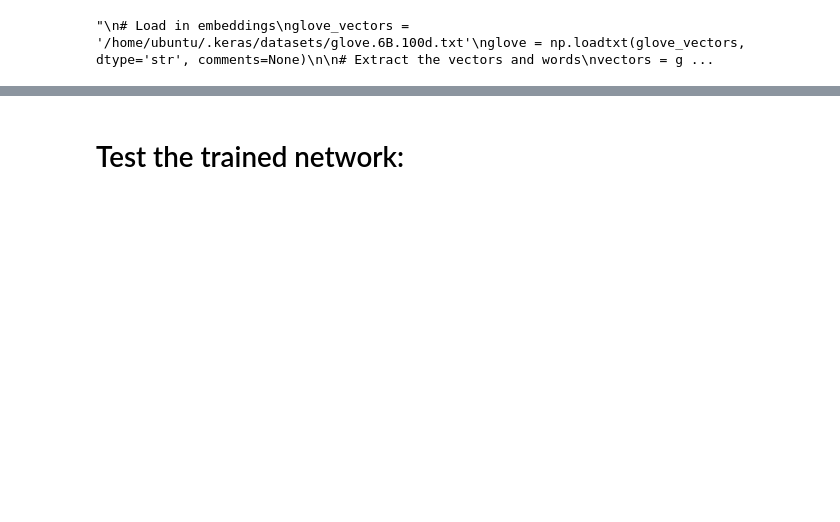
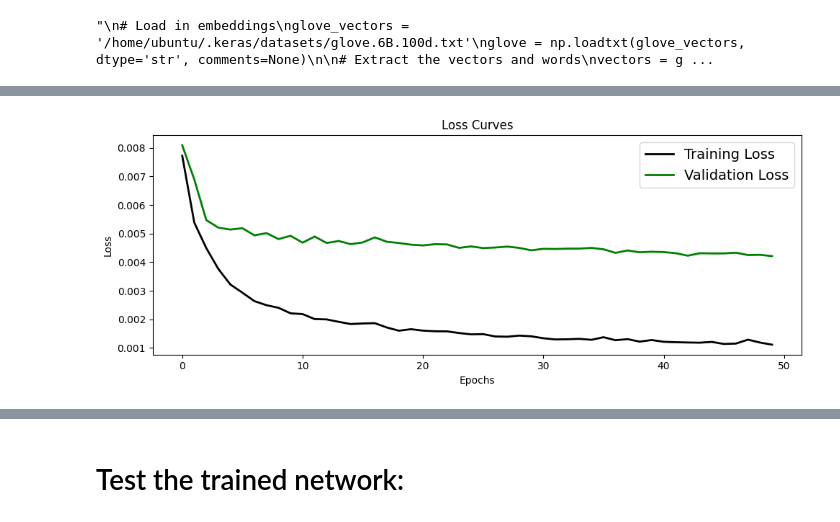
Before and after one commit to ludvigdoeser/scalableMLproject, a Jupyter notebook: News.ipynb, the cells around one changed output, grey strips where cells are left out. Saved outputs shown, nothing was run; the diff lists cells and outputs as text; code cells hidden in the pictures; blank space fills up the shorter version.

```diff
--- a/News.ipynb
+++ b/News.ipynb
@@ -334,3 +336,4 @@ model.compile(
 # %%
-padded_sequences = np.array(padded_sequences)
-labels = np.array(labels)
+X = np.array(padded_sequences)
+y = np.array(labels)
+print(np.shape(X),np.shape(y))
@@ -342,0 +342,13 @@ print(np.shape(labels))
+# %%
+from sklearn.model_selection import train_test_split
+
+# Split the data into training, validation, and test sets
+X_train, X_test, y_train, y_test = train_test_split(X, y, test_size=0.2, random_state=42)
+X_val, X_test, y_val, y_test = train_test_split(X_test, y_test, test_size=0.5, random_state=42)
+
+# Split the data into training, validation, and test sets
+titles_train, titles_test, _, y_temp = train_test_split(titles, y, test_size=0.2, random_state=42)
+titles_val, titles_test, _, _ = train_test_split(titles_test, y_temp, test_size=0.5, random_state=42)
+
+print(np.shape(X_train),np.shape(X_val),np.shape(X_test))
+print(np.shape(titles_train),np.shape(titles_val),np.shape(titles_test))
@@ -343,4 +411,14 @@ print(np.shape(labels))
+# %%
+# Early stopping
+es = keras.callbacks.EarlyStopping(monitor='val_loss', mode='min', verbose=1, patience=10, restore_best_weights=True)
+
+cp = [es]
 # %%
 # Train the model
-model.fit(padded_sequences, labels, epochs=10, batch_size=128)
+history = model.fit(X_train, y_train,
+                    epochs=50,
+                    batch_size=256,
+                    validation_data=(X_val, y_val),
+                    callbacks=cp,
+                    verbose=1)
 # %% [output]
@@ -365 +442,16 @@ Epoch 10/10
+# %%
+# Loss & Accuracycurve
+standard_plot(fontsize=10)
+
+plt.plot(history.history['loss'], 'black', linewidth=2.0)
+plt.plot(history.history['val_loss'], 'green', linewidth=2.0)
+plt.legend(['Training Loss', 'Validation Loss'], fontsize=14)
+plt.xlabel('Epochs', fontsize=10)
+plt.ylabel('Loss', fontsize=10)
+plt.title('Loss Curves', fontsize=12)
+
+plt.tight_layout()
+plt.show()
+# %% [output]
+[figure, added]
 # %%
```
Also changed, not shown: parts of 29 cells of this notebook, 1 other file.
